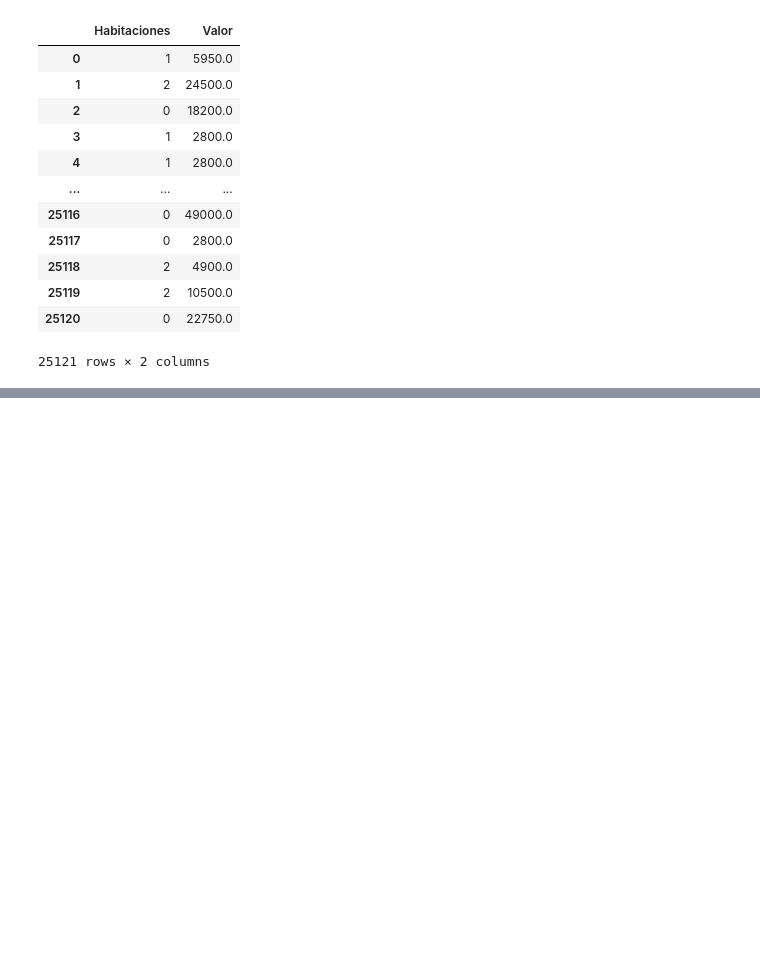
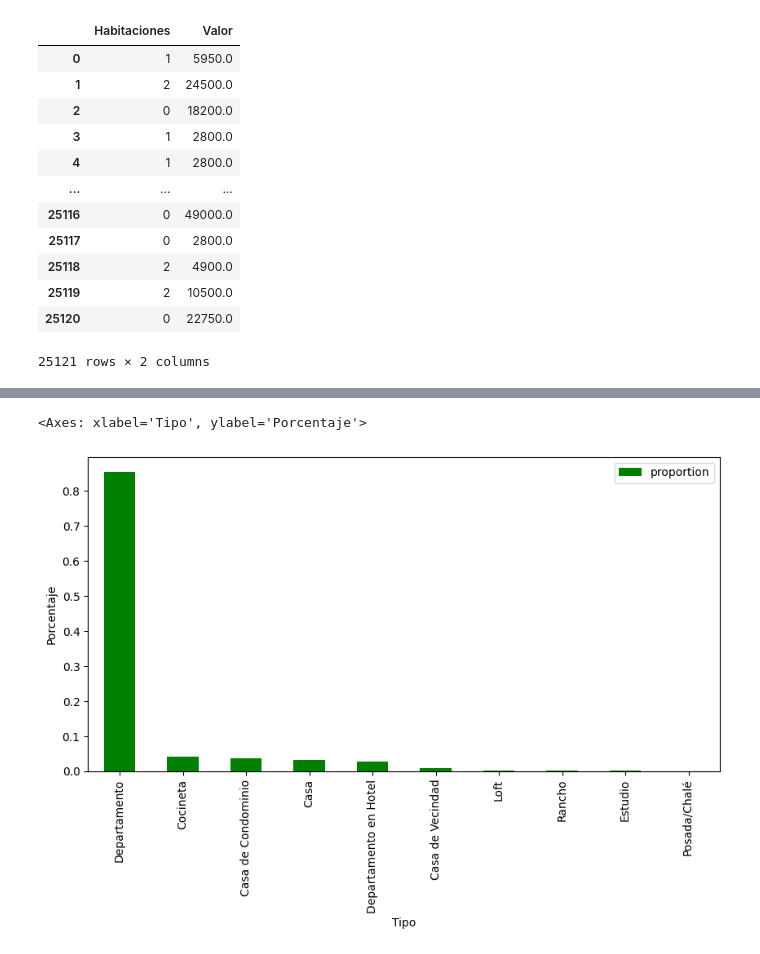
Before and after one commit to Monica-Restrepo/clases-programacion, a Jupyter notebook: inmuebles_cdmx.ipynb, the cells around one changed output, grey strips where cells are left out. Saved outputs shown, nothing was run; the diff lists cells and outputs as text; code cells hidden in the pictures; blank space fills up the shorter version.

```diff
--- a/inmuebles_cdmx.ipynb
+++ b/inmuebles_cdmx.ipynb
@@ -196,0 +404,6 @@ datos[['Habitaciones', 'Valor']]
+# %%
+porcentaje_tipo = df.Tipo.value_counts(normalize=True).to_frame()
+porcentaje_tipo.plot(kind='bar', figsize=(10,5), color='green', xlabel='Tipo', ylabel='Porcentaje')
+# %% [output]
+<Axes: xlabel='Tipo', ylabel='Porcentaje'>
+[figure, added]
```
Also changed, not shown: parts of 22 cells of this notebook.
